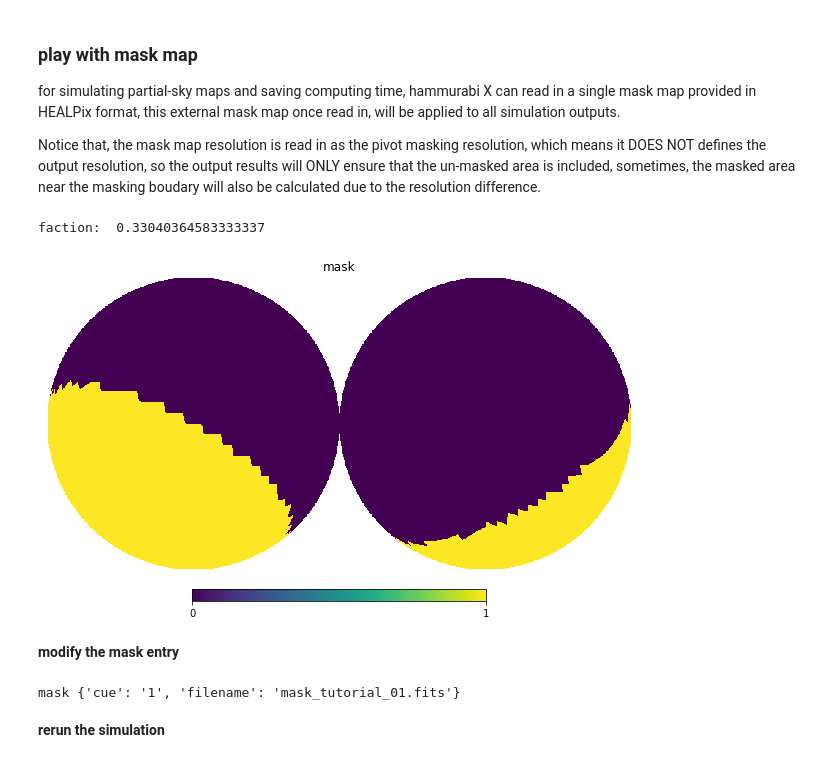
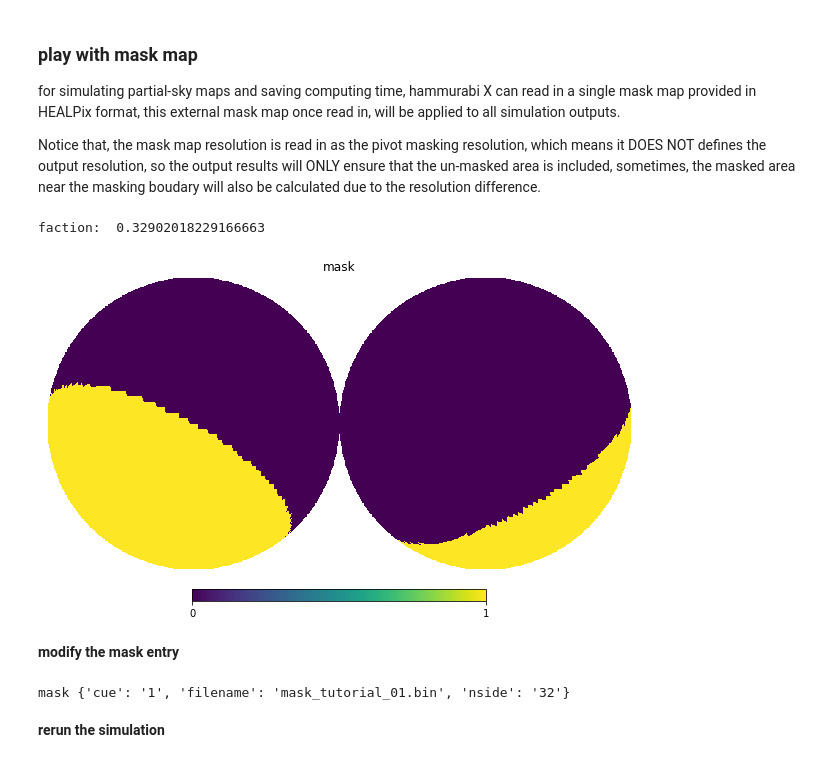
Before and after one commit to hammurabi-dev/hammurabiX, a Jupyter notebook: tutorials/tutorial_01.ipynb, the cells around one changed output. Saved outputs shown, nothing was run; the diff lists cells and outputs as text; code cells hidden in the pictures.

```diff
--- a/tutorials/tutorial_01.ipynb
+++ b/tutorials/tutorial_01.ipynb
@@ -324,42 +319,42 @@ Notice that, the mask map resolution is read in as the pivot masking resolution,
 # %%
 #NBVAL_CHECK_OUTPUT
 
 # mask resolution
-mask_nside = 16
+mask_nside = 32
 
 def mask_map_prod(_nside,_clon,_clat,_sep,_external_mask=None):
     _c = np.pi/180
     def hav(_theta):
         return 0.5-0.5*np.cos(_theta)
-    tmp = np.ones(hp.nside2npix(_nside),dtype=bool)
+    tmp = np.ones(hp.nside2npix(_nside),dtype=np.float64)
     count = 0
     for _ipix in range(len(tmp)):
         lon,lat = hp.pix2ang(_nside,_ipix,lonlat=True)
         # iso-angle separation
         if((hav(np.fabs(_clat-lat)*_c)+np.cos(_clat*_c)*np.cos(lat*_c)*hav(np.fabs(_clon-lon)*_c))>hav(_sep*_c)):
             count = count + 1
             tmp[_ipix] = False
     print ('faction: ', (1 - count/(12*_nside*_nside)))
     return tmp
 
 # prepare mask
 cust_tmask = mask_map_prod(mask_nside, 30, 20, 70)
 hp.orthview(cust_tmask, rot=[0,90], min=0, max=1, title='mask')
-if os.path.isfile('mask_tutorial_01.fits'):
-    os.remove('mask_tutorial_01.fits')
-hp.write_map('mask_tutorial_01.fits', cust_tmask, dtype=np.float64)
+if os.path.isfile('mask_tutorial_01.bin'):
+    os.remove('mask_tutorial_01.bin')
+cust_tmask.tofile('mask_tutorial_01.bin')
 # %% [output]
-faction:  0.33040364583333337
+faction:  0.32902018229166663
-[figure, old version]
+[figure, new version]
 # %% [markdown]
 **modify the mask entry**
 # %%
 #NBVAL_CHECK_OUTPUT
 
-sim.mod_par(['mask'],{'cue': '1', 'filename': 'mask_tutorial_01.fits'})
+sim.mod_par(['mask'],{'cue': '1', 'filename': 'mask_tutorial_01.bin'})
 sim.print_par(['mask'])
 # %% [output]
-mask {'cue': '1', 'filename': 'mask_tutorial_01.fits'}
+mask {'cue': '1', 'filename': 'mask_tutorial_01.bin', 'nside': '32'}
 # %% [markdown]
 **rerun the simulation**
 # %%
```
Also changed, not shown: parts of 10 cells of this notebook, 3 other files.
